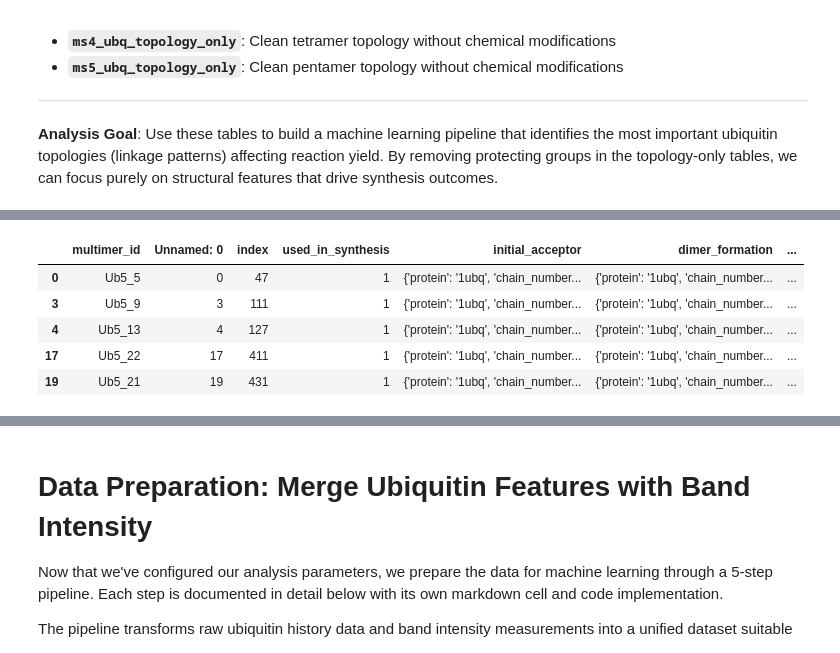
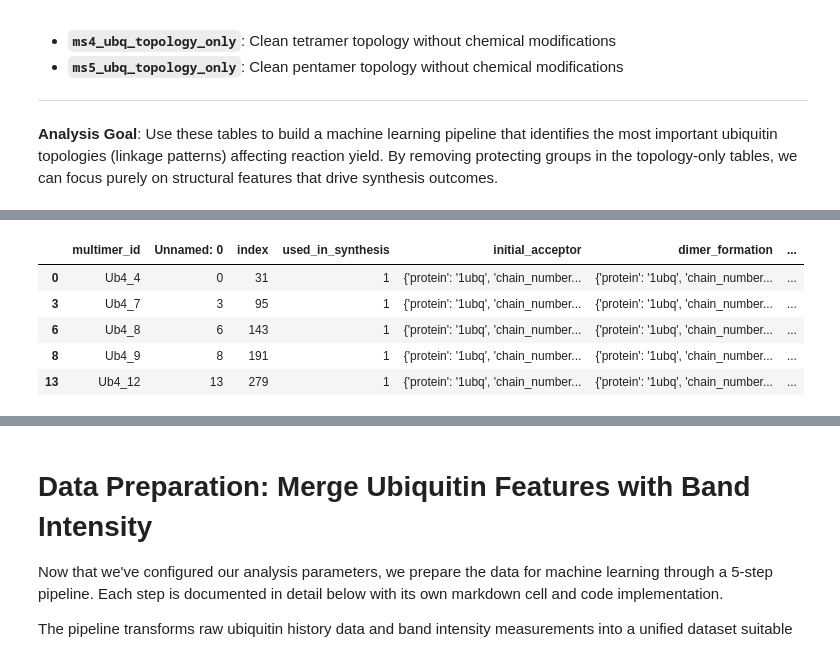
Before and after one commit to erickummelstedt/ubiquitinformatics, a Jupyter notebook: back_end/revisions/machine_learning_RF.ipynb, the cells around one changed output, grey strips where cells are left out. Drawn from its saved outputs; the diff is of its cells as text; code cells hidden in the pictures.

```diff
--- a/back_end/revisions/machine_learning_RF.ipynb
+++ b/back_end/revisions/machine_learning_RF.ipynb
@@ -802,19 +806,19 @@ Configure which dataset to analyze by setting the parameters below:
+# %%
+# Configuration: Select multimer size and analysis mode
+
+# ============================================
+# USER CONFIGURATION
+# ============================================
+
+# Choose multimer size: 4 (tetramer) or 5 (pentamer)
+MULTIMER_SIZE = 4
+
+# Choose analysis mode: 'topology_with_PG', 'topology_only', 'enzymes', or 'donors'
+ANALYSIS_MODE = 'topology_only'
+
+# Choose target variable for Random Forest: 'yield' or 'overreaction'
+TARGET_VARIABLE = 'overreaction'
 # %%
-# Configuration: Select multimer size and topology mode
-
-# ============================================
-# USER CONFIGURATION
-# ============================================
-
-# Choose multimer size: 4 (tetramer) or 5 (pentamer)
-MULTIMER_SIZE = 5
-
-# Choose topology mode: True (topology-only, no protecting groups) or False (with protecting groups)
-TOPOLOGY_ONLY = True
-
-# Choose target variable for Random Forest: 'yield' or 'overreaction'
-TARGET_VARIABLE = 'yield'
-
 # ============================================
 # AUTO-CONFIGURATION (based on above choices)
 # ============================================
@@ -822,53 +826,71 @@ TARGET_VARIABLE = 'yield'
 if MULTIMER_SIZE == 4:
     # Tetramer configuration
     bandstrength_data = tetramer_bandstrength if 'tetramer_bandstrength' in globals() else None
-    if TOPOLOGY_ONLY:
+
+    if ANALYSIS_MODE == 'topology_only':
         ubq_data = ms4_ubq_topology_only if 'ms4_ubq_topology_only' in globals() else None
         analysis_label = "Tetramer (Topology-Only)"
-    else:
+    elif ANALYSIS_MODE == 'topology_with_PG':
         ubq_data = ms4_ubq if 'ms4_ubq' in globals() else None
         analysis_label = "Tetramer (With Protecting Groups)"
+    elif ANALYSIS_MODE == 'enzymes':
+        ubq_data = ms4_reaction if 'ms4_reaction' in globals() else None
+        analysis_label = "Tetramer (Enzymes/Context)"
+    elif ANALYSIS_MODE == 'donors':
+        ubq_data = ms4_donor if 'ms4_donor' in globals() else None
+        analysis_label = "Tetramer (Donors)"
+    else:
+        raise ValueError(f"Invalid ANALYSIS_MODE='{ANALYSIS_MODE}'. Must be 'topology_with_PG', 'topology_only', 'enzymes', or 'donors'.")
+
 elif MULTIMER_SIZE == 5:
     # Pentamer configuration
-    bandstrength_data = None  # TODO: pentamer_bandstrength_merged not yet created
-    if TOPOLOGY_ONLY:
+    bandstrength_data = pentamer_bandstrength if 'pentamer_bandstrength' in globals() else None
+
+    if ANALYSIS_MODE == 'topology_only':
         ubq_data = ms5_ubq_topology_only if 'ms5_ubq_topology_only' in globals() else None
         analysis_label = "Pentamer (Topology-Only)"
-    else:
+    elif ANALYSIS_MODE == 'topology_with_PG':
         ubq_data = ms5_ubq if 'ms5_ubq' in globals() else None
         analysis_label = "Pentamer (With Protecting Groups)"
+    elif ANALYSIS_MODE == 'enzymes':
+        ubq_data = ms5_reaction if 'ms5_context' in globals() else None
+        analysis_label = "Pentamer (Enzymes/Context)"
+    elif ANALYSIS_MODE == 'donors':
+        ubq_data = ms5_donor if 'ms5_donor' in globals() else None
+        analysis_label = "Pentamer (Donors)"
+    else:
+        raise ValueError(f"Invalid ANALYSIS_MODE='{ANALYSIS_MODE}'. Must be 'topology_with_PG', 'topology_only', 'enzymes', or 'donors'.")
 else:
     raise ValueError(f"Invalid MULTIMER_SIZE={MULTIMER_SIZE}. Must be 4 or 5.")
 
-# Filter to only rows where used_in_synthesis == 1
+# Filter to only rows where used_in_synthesis == 1 (if applicable)
 if ubq_data is not None:
     if 'used_in_synthesis' in ubq_data.columns:
         ubq_data = ubq_data[ubq_data['used_in_synthesis'] == 1].copy()
         print(f"Filtered to rows with used_in_synthesis == 1")
     else:
-        print(f"WARNING: 'used_in_synthesis' column not found in ubq_data")
+        print(f"Note: 'used_in_synthesis' column not found in dataset")
 
 # Validation
 print(f"\n{'='*60}")
 print(f"ANALYSIS CONFIGURATION: {analysis_label}")
 print(f"{'='*60}")
 print(f"Multimer size:        {MULTIMER_SIZE}")
-print(f"Topology-only mode:   {TOPOLOGY_ONLY}")
-print(f"Ubiquitin data:       {'Available' if ubq_data is not None else 'NOT AVAILABLE'}")
+print(f"Analysis mode:        {ANALYSIS_MODE}")
+print(f"Target variable:      {TARGET_VARIABLE}")
+print(f"Dataset:              {'Available' if ubq_data is not None else 'NOT AVAILABLE'}")
 print(f"Bandstrength data:    {'Available' if bandstrength_data is not None else 'NOT AVAILABLE'}")
 
 if ubq_data is not None:
-    print(f"Ubiquitin data shape: {ubq_data.shape}")
+    print(f"Dataset shape:        {ubq_data.shape}")
     display(ubq_data.head(5))
 else:
-    print("\n⚠️  WARNING: Ubiquitin data not available for this configuration.")
+    print("\n⚠️  WARNING: Dataset not available for this configuration.")
 
 if bandstrength_data is not None:
     print(f"\nBandstrength sheets:  {list(bandstrength_data.keys())}")
 else:
     print("\n⚠️  WARNING: Bandstrength data not available for this configuration.")
-    if MULTIMER_SIZE == 5:
-        print("   → Pentamer bandstrength processing is marked as TODO.")
 print(f"{'='*60}\n")
 # %% [output]
 Filtered to rows with used_in_synthesis == 1
@@ -884,6 +907,6 @@ Ubiquitin data shape: (42, 13)
 |  | multimer_id | Unnamed: 0 | index | used_in_synthesis | initial_acceptor | dimer_formation | ... |
-| 0 | Ub5_5 | 0 | 47 | 1 | {'protein': '1ubq', 'chain_number... | {'protein': '1ubq', 'chain_number... | ... |
-| 3 | Ub5_9 | 3 | 111 | 1 | {'protein': '1ubq', 'chain_number... | {'protein': '1ubq', 'chain_number... | ... |
-| 4 | Ub5_13 | 4 | 127 | 1 | {'protein': '1ubq', 'chain_number... | {'protein': '1ubq', 'chain_number... | ... |
-| 17 | Ub5_22 | 17 | 411 | 1 | {'protein': '1ubq', 'chain_number... | {'protein': '1ubq', 'chain_number... | ... |
-| 19 | Ub5_21 | 19 | 431 | 1 | {'protein': '1ubq', 'chain_number... | {'protein': '1ubq', 'chain_number... | ... |
+| 0 | Ub4_4 | 0 | 31 | 1 | {'protein': '1ubq', 'chain_number... | {'protein': '1ubq', 'chain_number... | ... |
+| 3 | Ub4_7 | 3 | 95 | 1 | {'protein': '1ubq', 'chain_number... | {'protein': '1ubq', 'chain_number... | ... |
+| 6 | Ub4_8 | 6 | 143 | 1 | {'protein': '1ubq', 'chain_number... | {'protein': '1ubq', 'chain_number... | ... |
+| 8 | Ub4_9 | 8 | 191 | 1 | {'protein': '1ubq', 'chain_number... | {'protein': '1ubq', 'chain_number... | ... |
+| 13 | Ub4_12 | 13 | 279 | 1 | {'protein': '1ubq', 'chain_number... | {'protein': '1ubq', 'chain_number... | ... |
```
Also changed, not shown: parts of 20 cells of this notebook, 1 other file.
